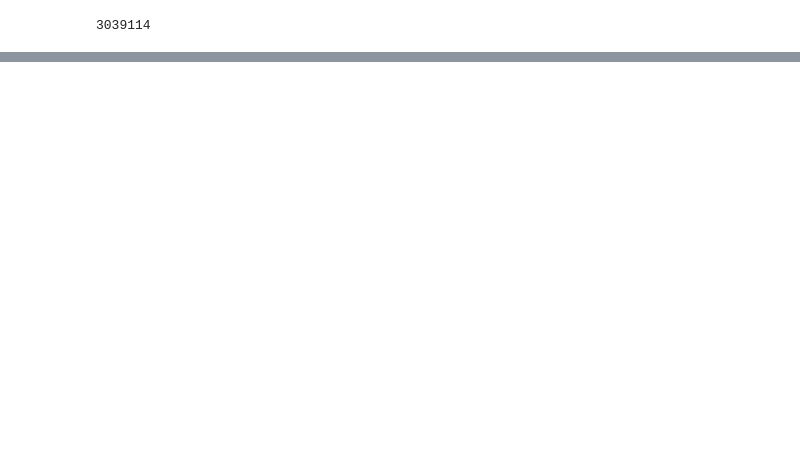
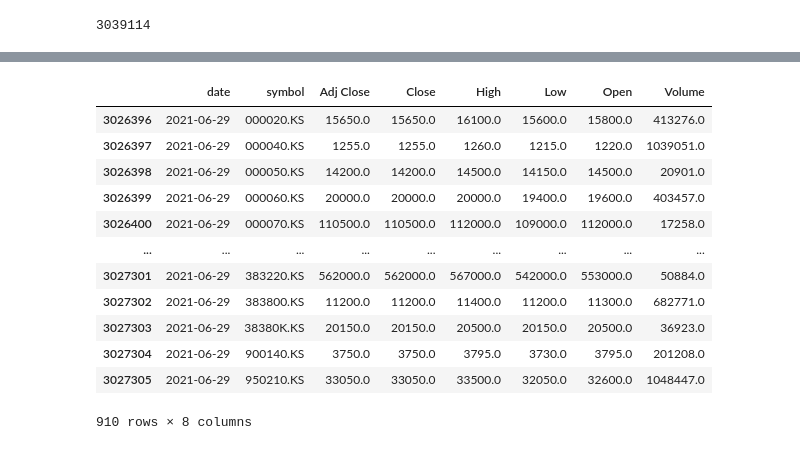
Before and after one commit to ajcltm/BackTesting, a Jupyter notebook: stock_data_api(7.18).ipynb, the cells around one changed output, grey strips where cells are left out. Drawn from its saved outputs; the diff is of its cells as text; code cells hidden in the pictures; blank space fills up the shorter version.

```diff
--- a/stock_data_api(7.18).ipynb
+++ b/stock_data_api(7.18).ipynb
@@ -218,0 +309,22 @@ len(data)
+# %%
+data['date'] = pd.to_datetime(data['date'])
+del_date=[23,24,25,28]
+for d in del_date:
+    idex = data[data['date']==datetime.datetime(2021,6,d)].index
+    data=data.drop(idex)
+# %%
+data[data['date']==datetime.datetime(2021,6,29)]
+# %% [output]
+|  | date | symbol | Adj Close | Close | High | Low | Open | Volume |
+| 3026396 | 2021-06-29 | 000020.KS | 15650.0 | 15650.0 | 16100.0 | 15600.0 | 15800.0 | 413276.0 |
+| 3026397 | 2021-06-29 | 000040.KS | 1255.0 | 1255.0 | 1260.0 | 1215.0 | 1220.0 | 1039051.0 |
+| 3026398 | 2021-06-29 | 000050.KS | 14200.0 | 14200.0 | 14500.0 | 14150.0 | 14500.0 | 20901.0 |
+| 3026399 | 2021-06-29 | 000060.KS | 20000.0 | 20000.0 | 20000.0 | 19400.0 | 19600.0 | 403457.0 |
+| 3026400 | 2021-06-29 | 000070.KS | 110500.0 | 110500.0 | 112000.0 | 109000.0 | 112000.0 | 17258.0 |
+| ... | ... | ... | ... | ... | ... | ... | ... | ... |
+| 3027301 | 2021-06-29 | 383220.KS | 562000.0 | 562000.0 | 567000.0 | 542000.0 | 553000.0 | 50884.0 |
+| 3027302 | 2021-06-29 | 383800.KS | 11200.0 | 11200.0 | 11400.0 | 11200.0 | 11300.0 | 682771.0 |
+| 3027303 | 2021-06-29 | 38380K.KS | 20150.0 | 20150.0 | 20500.0 | 20150.0 | 20500.0 | 36923.0 |
+| 3027304 | 2021-06-29 | 900140.KS | 3750.0 | 3750.0 | 3795.0 | 3730.0 | 3795.0 | 201208.0 |
+| 3027305 | 2021-06-29 | 950210.KS | 33050.0 | 33050.0 | 33500.0 | 32050.0 | 32600.0 | 1048447.0 |
+910 rows × 8 columns
```
Also changed, not shown: parts of 11 cells of this notebook, 5 other files.
